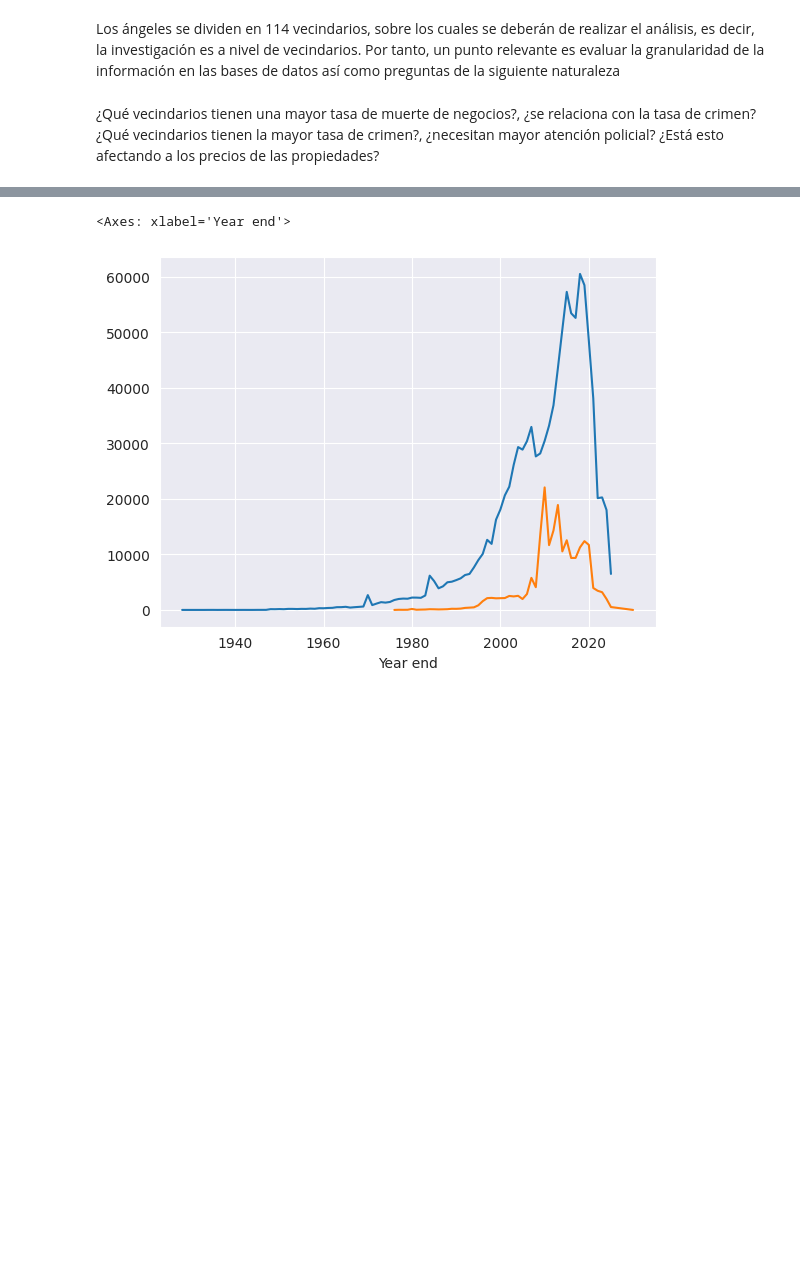
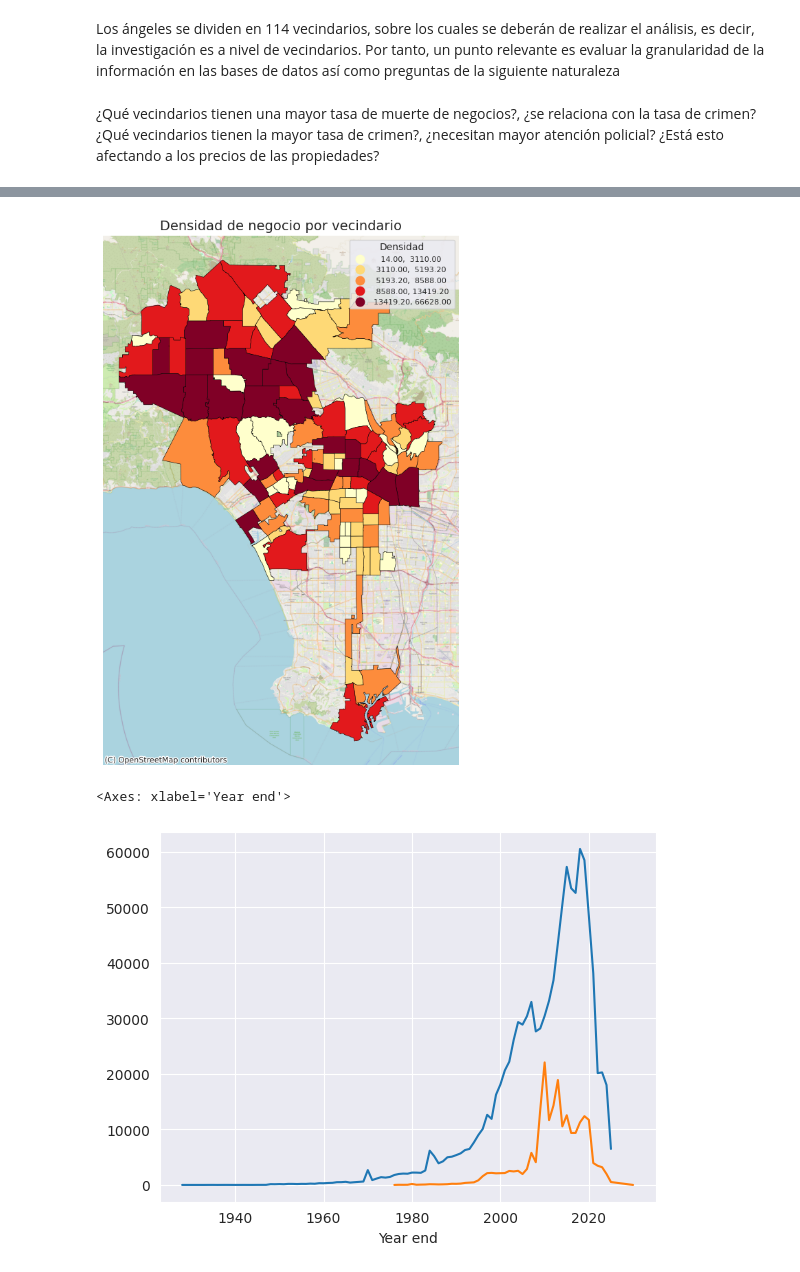
Before and after one commit to JavierFigueroa21/DataScience_KPI_Project, a Jupyter notebook: negocios_fase1.ipynb, the cells around one changed output, grey strips where cells are left out. Saved outputs shown, nothing was run; the diff lists cells and outputs as text; code cells hidden in the pictures; blank space fills up the shorter version.

Commit message:
Proceso de tratamiento de datos completado para la base de datos de bussines Comienza la fase de calculo de variables potenciales y presentación de datos

```diff
--- a/negocios_fase1.ipynb
+++ b/negocios_fase1.ipynb
@@ -229,0 +699,3 @@ gdf_business["Month end"] = gdf_business["LOCATION END DATE"].dt.month
+# %%
+nepal_plot = gdf_business.loc[:,['neighborhoods', 'geometry', 'Year star', 'BUSINESS NAME']]
+nepal_plot.head(2)
@@ -230,3 +719,46 @@ gdf_business["Month end"] = gdf_business["LOCATION END DATE"].dt.month
+# %%
+# 1. Convierte tu DataFrame en GeoDataFrame
+gdf = gpd.GeoDataFrame(
+    df_merge,
+    geometry='geometry',
+    crs=df_merge_1.crs  # o el CRS que tengan tus datos originales
+)
+# %%
+nepal_pop = gdf.loc[:, ['neighborhoods', 'geometry', 'BUSINESS NAME']]
+zones = nepal_pop.dissolve(by='neighborhoods', aggfunc='count')
+# %%
+zones['BUSINESS NAME'] = round(zones['BUSINESS NAME'],0)
+# %%
+zones_3857 = zones.to_crs(epsg=3857)
+
+fig, ax = plt.subplots(figsize=(12, 10))
+zones_3857.plot(
+    column='BUSINESS NAME',
+    scheme='quantiles',
+    cmap='YlOrRd',
+    legend=True,
+    edgecolor='black',
+    linewidth=0.4,
+    ax=ax,
+    legend_kwds={
+        'fontsize': 8,
+        #'fmt': '%.0f',           # quita los decimales
+        'title': 'Densidad',     # título de la leyenda (opcional)
+        'frameon': True         # sin recuadro
+    }
+)
+
+cx.add_basemap(
+    ax,
+    source=cx.providers.OpenStreetMap.Mapnik,
+    zoom=13
+)
+
+plt.title("Densidad de negocio por vecindario", fontsize=14)
+ax.set_axis_off()
+plt.show()
+# %% [output]
+[figure, added]
 # %%
 gdf_business.groupby('Year star')['BUSINESS NAME'].count().plot()
 gdf_business.groupby('Year end')['BUSINESS NAME'].count().plot()
```
Also changed, not shown: parts of 99 cells of this notebook.
